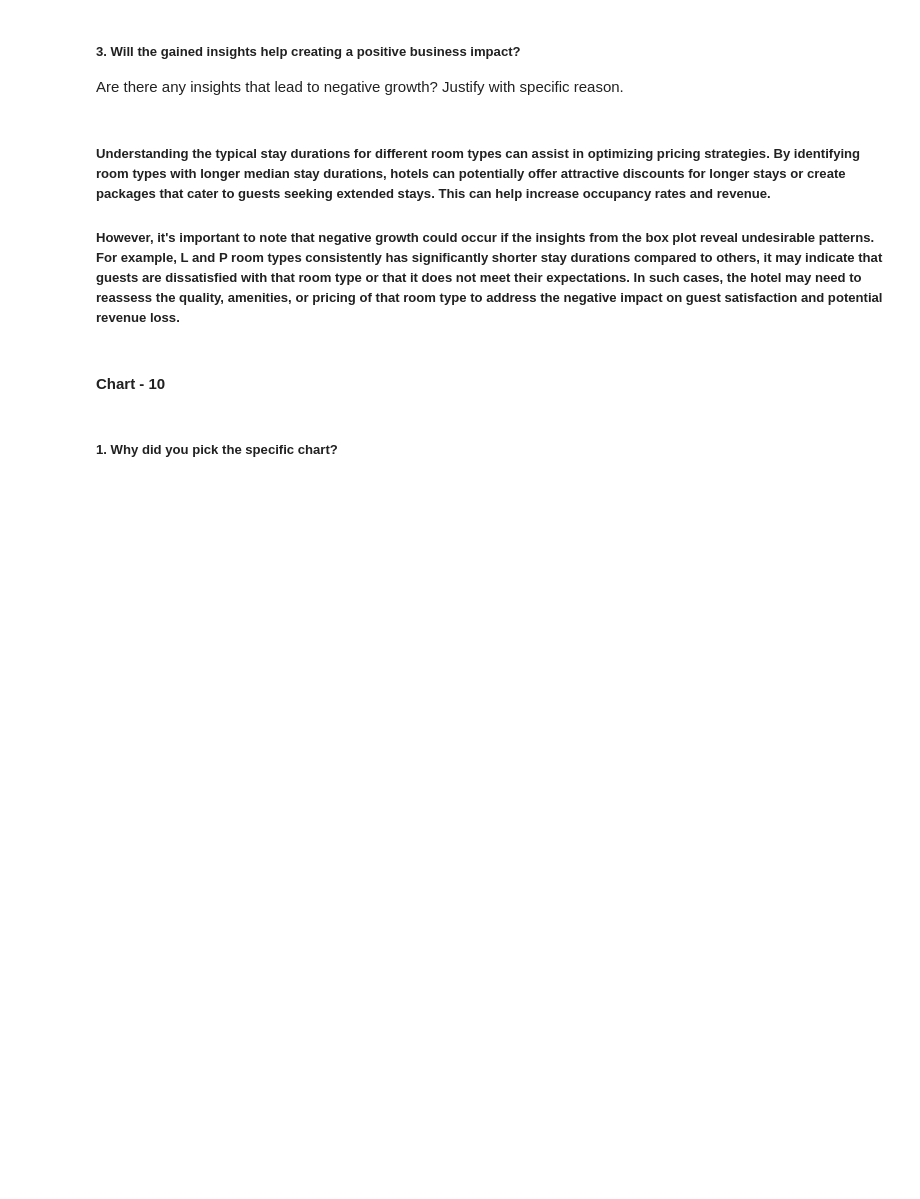
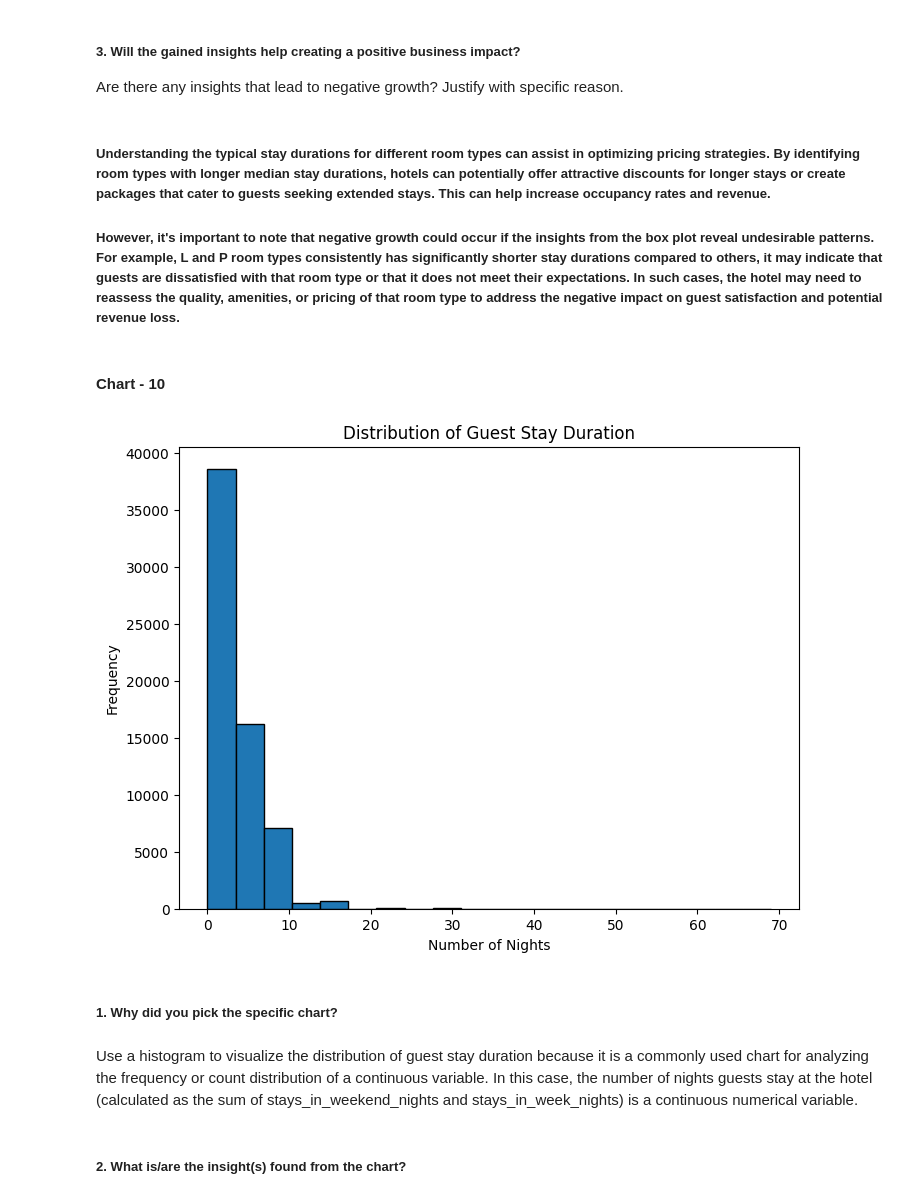
Before and after one commit to Sakshi1127/almabettercapstoneproject, a Jupyter notebook: EDA_Hotel_Booking_analysis.ipynb, the cells around one changed output. Saved outputs shown, nothing was run; the diff lists cells and outputs as text; code cells hidden in the pictures; blank space fills up the shorter version.

```diff
--- a/EDA_Hotel_Booking_analysis.ipynb
+++ b/EDA_Hotel_Booking_analysis.ipynb
@@ -827,5 +827,27 @@ Are there any insights that lead to negative growth? Justify with specific reaso
 #### Chart - 10
 # %%
 # Chart - 10 visualization code
+# %%
+#Calculate s the distribution of the number of nights guests stay at the hotel
+
+# Selecting relevant columns for analysis
+stay_duration_data = data_set[['stays_in_weekend_nights', 'stays_in_week_nights']].copy()
+
+# Calculating the total number of nights stayed by summing the two columns
+stay_duration_data.loc[:, 'total_stay_nights'] = stay_duration_data['stays_in_weekend_nights'] + stay_duration_data['stays_in_week_nights']
+
+# Plotting the histogram
+plt.figure(figsize=(8, 6))
+plt.hist(stay_duration_data['total_stay_nights'], bins=20, edgecolor='black')
+plt.title('Distribution of Guest Stay Duration')
+plt.xlabel('Number of Nights')
+plt.ylabel('Frequency')
+plt.show()
+# %% [output]
+[figure, added]
 # %% [markdown]
 ##### 1. Why did you pick the specific chart?
+# %% [markdown]
+Use a histogram to visualize the distribution of guest stay duration because it is a commonly used chart for analyzing the frequency or count distribution of a continuous variable. In this case, the number of nights guests stay at the hotel (calculated as the sum of stays_in_weekend_nights and stays_in_week_nights) is a continuous numerical variable.
+# %% [markdown]
+##### 2. What is/are the insight(s) found from the chart?
```
Also changed, not shown: parts of 28 cells of this notebook.
